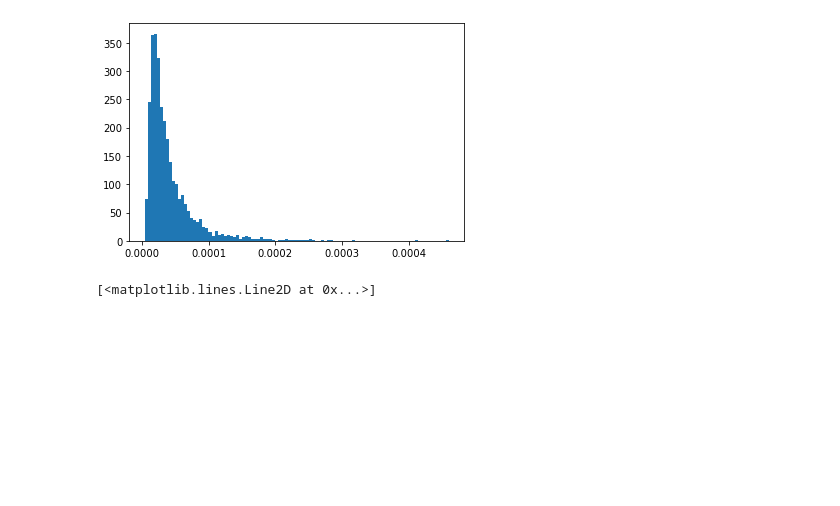
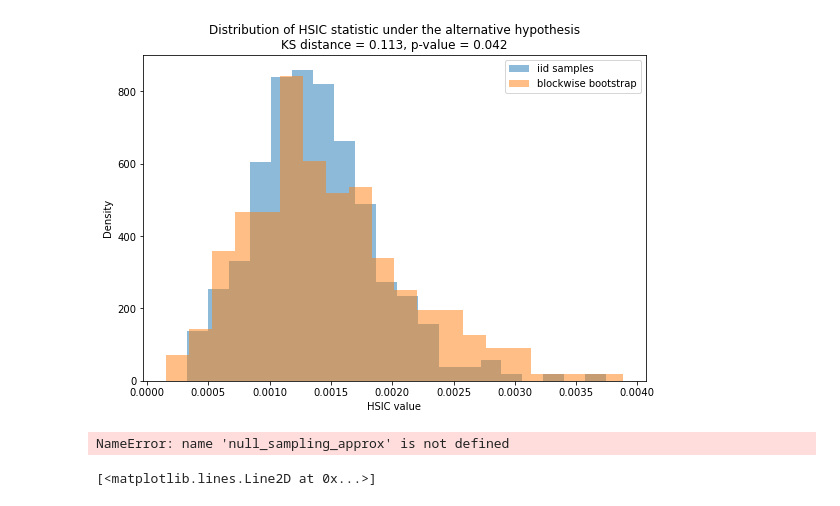
Before and after one commit to ocmob/sig_hsic_independence_test, a Jupyter notebook: notebooks/corr_vs_hsic_results_analysis.ipynb, the cells around one changed output. Drawn from its saved outputs; the diff is of its cells as text; code cells hidden in the pictures; blank space fills up the shorter version.

Commit message:
Cleaning up results, generating plots

```diff
--- a/notebooks/corr_vs_hsic_results_analysis.ipynb
+++ b/notebooks/corr_vs_hsic_results_analysis.ipynb
@@ -76,5 +161,14 @@ for cov in hsic_results.keys():
 # %%
-null_sampling_approx = null_approx.numpy()
-plt.hist(null_sampling_approx, bins = 100);
+#null_sampling_approx = null_approx.numpy()
+
+res = stats.ks_2samp(results_2[1]['SHORT_SCORES'], results_3[0]['SHORT_SCORES'])
+plt.figure(figsize = (9, 6))
+plt.title("Distribution of HSIC statistic under the alternative hypothesis\nKS distance = {:.3f}, p-value = {:.3f}".format(res.statistic, res.pvalue))
+plt.hist(results_2[1]['SHORT_SCORES'], bins = 20, alpha = 0.5, label = 'iid samples', density = True);
+plt.hist(results_3[0]['SHORT_SCORES'], bins = 20, alpha = 0.5, label = 'blockwise bootstrap', density = True);
+plt.xlabel('HSIC value')
+plt.ylabel('Density')
+plt.legend()
+plt.savefig('./pics/hsic_under_iid_vs_bootstrap.png')
 # %% [output]
-[figure, old version]
+[figure, new version]
@@ -81,5 +184,7 @@ plt.hist(null_sampling_approx, bins = 100);
 # %%
 null = stats.gamma(*stats.gamma.fit(null_sampling_approx))
+# %% [output]
+NameError: name 'null_sampling_approx' is not defined
 # %%
 x = np.linspace(0, 4e-4, 100)
 bins = plt.hist(null_sampling_approx, bins = 100, density = True);
```
Also changed, not shown: parts of 24 cells of this notebook, 31 other files.
